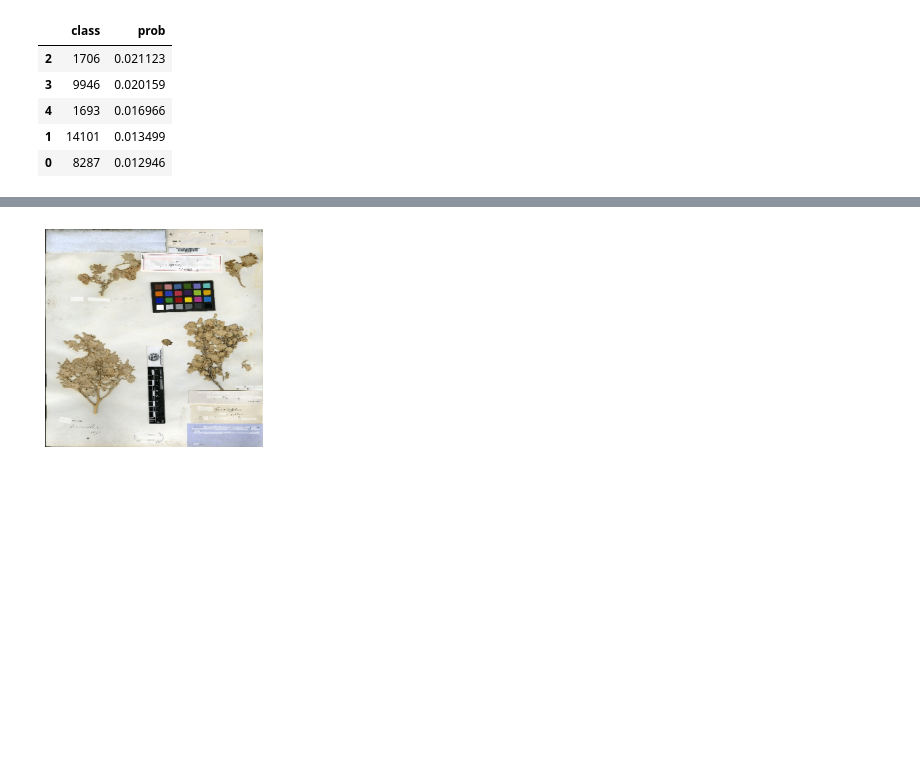
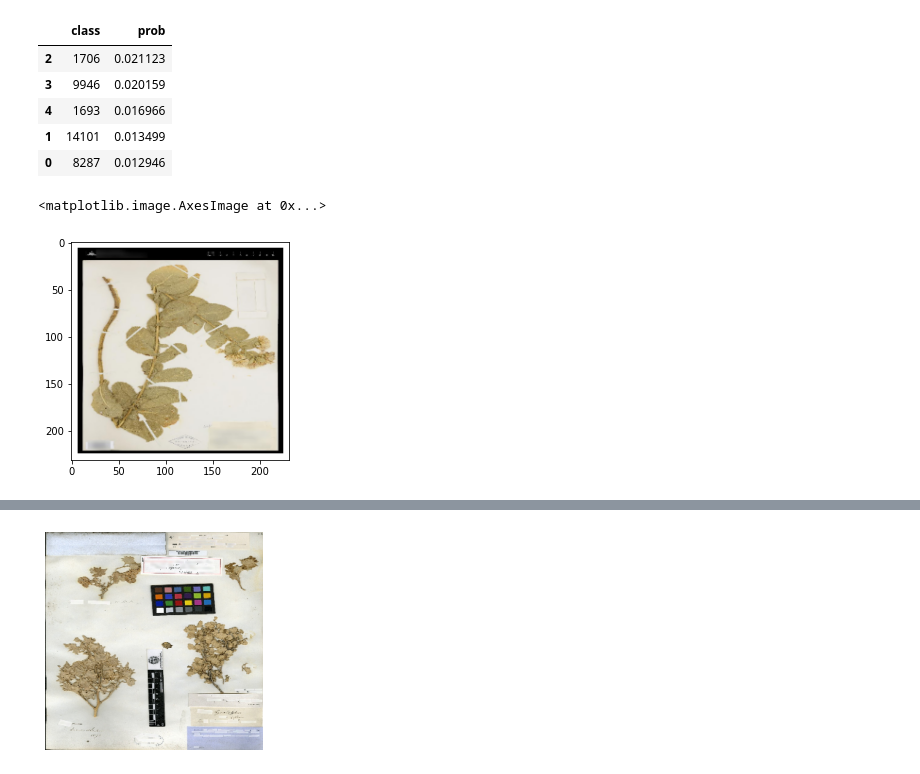
Before and after one commit to hans-elliott99/herb22, a Jupyter notebook: notebooks/image-test.ipynb, the cells around one changed output, grey strips where cells are left out. Drawn from its saved outputs; the diff is of its cells as text; code cells hidden in the pictures; blank space fills up the shorter version.

```diff
--- a/notebooks/image-test.ipynb
+++ b/notebooks/image-test.ipynb
@@ -252,0 +245,12 @@ with open(pp+'labels.npy', 'rb') as f:
+# %%
+img = PIL.Image.open("C:/Users/hanse/Downloads/test_img.png")
+img = np.asarray(img)
+img.shape
+if len(img.shape) > 2 and img.shape[2] == 4:
+    #convert the image from RGBA2RGB
+    img = cv2.cvtColor(img, cv2.COLOR_BGRA2BGR)
+
+plt.imshow(img)
+# %% [output]
+<matplotlib.image.AxesImage at 0x...>
+[figure, added]
```
Also changed, not shown: parts of 8 cells of this notebook, 2 other files.
